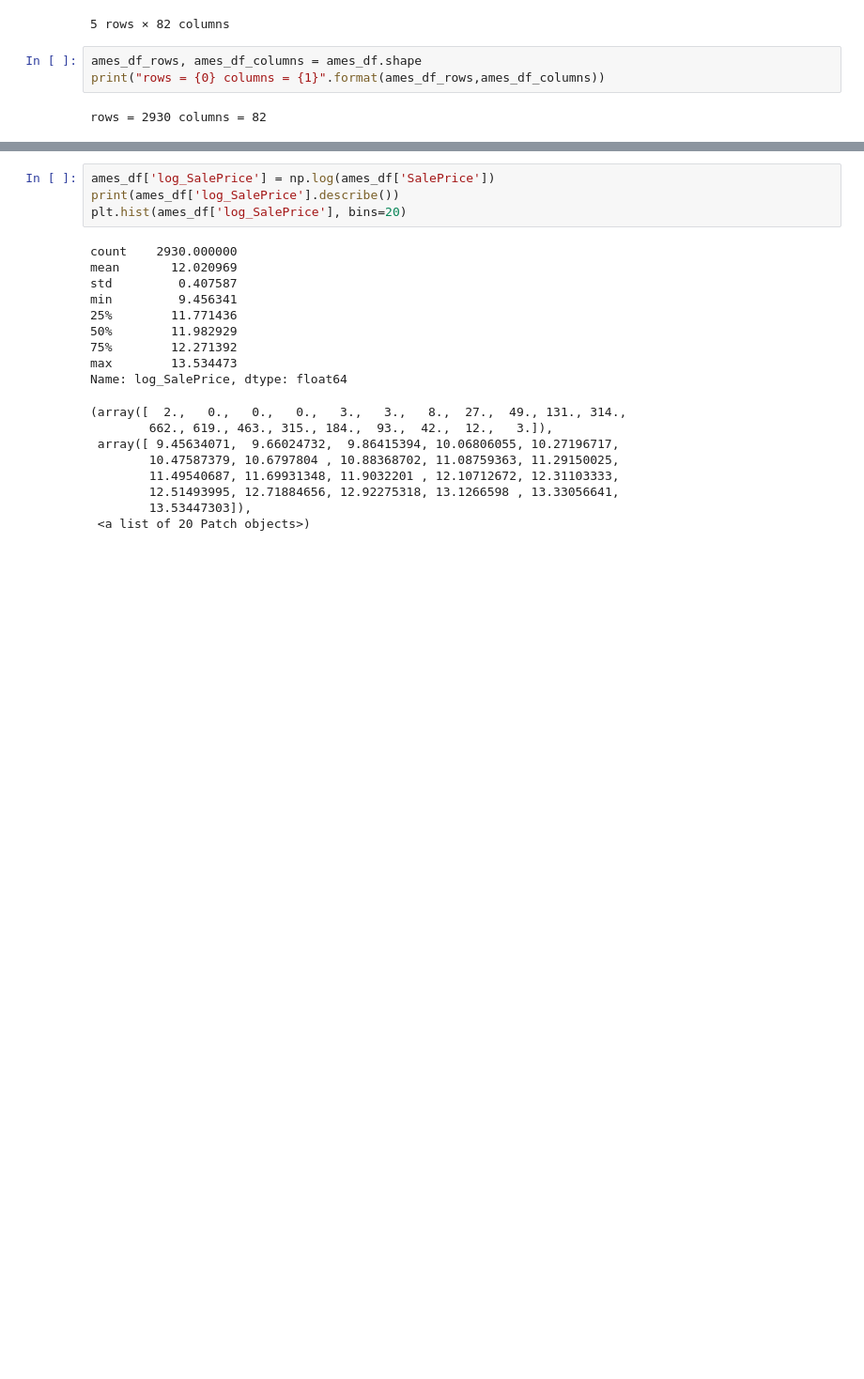
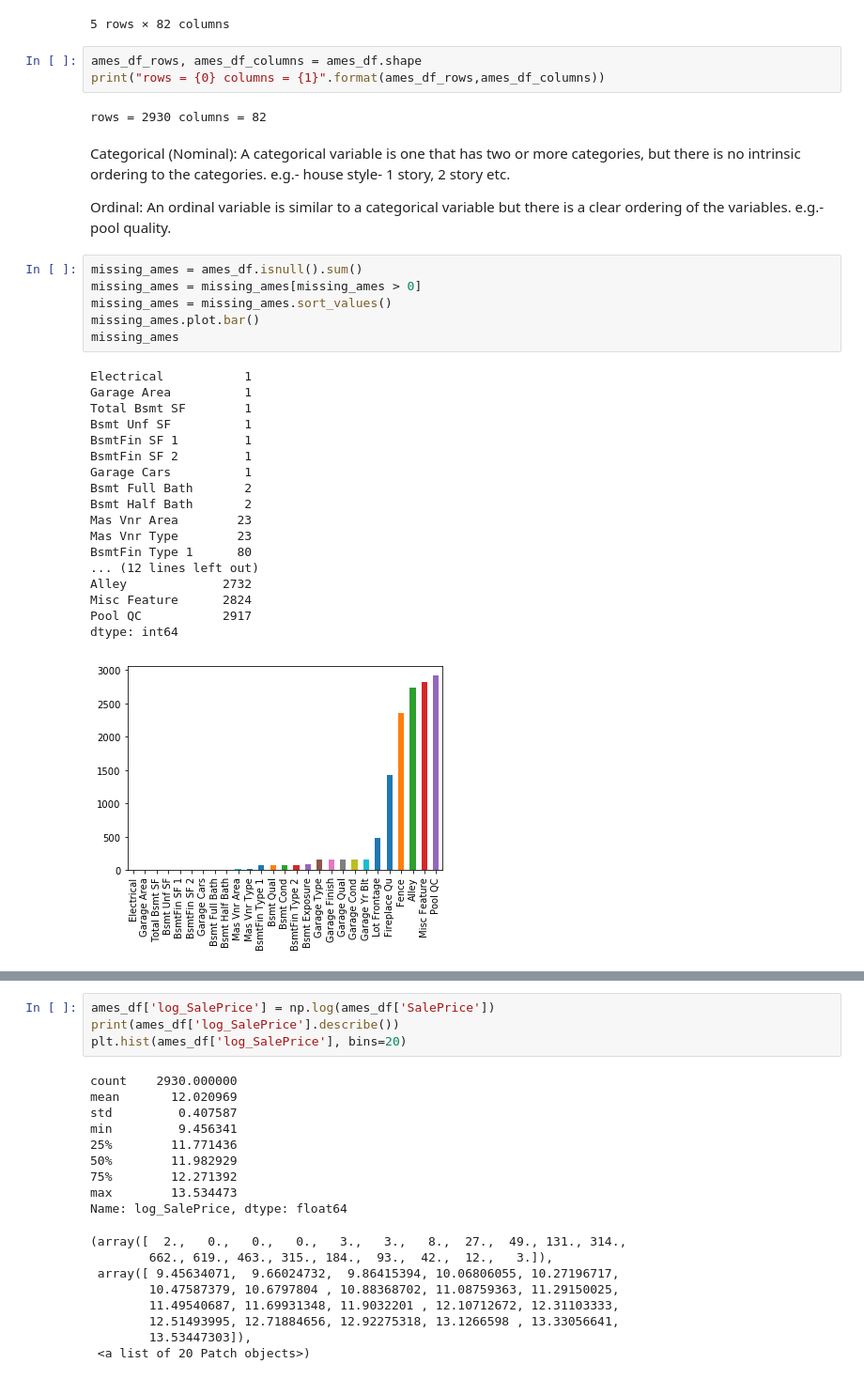
Before and after one commit to chaityacshah/Ames_House_Prices, a Jupyter notebook: notebooks/ames_housing_1.ipynb, the cells around one changed output, grey strips where cells are left out. Shown at 94% size. Cells and saved outputs as stored; diff of their text form; blank space fills up the shorter version.

```diff
--- a/notebooks/ames_housing_1.ipynb
+++ b/notebooks/ames_housing_1.ipynb
@@ -22,3 +32,32 @@ ames_df_rows, ames_df_columns = ames_df.shape
 print("rows = {0} columns = {1}".format(ames_df_rows,ames_df_columns))
 # %% [output]
 rows = 2930 columns = 82
+# %% [markdown]
+Categorical (Nominal): A categorical variable is one that has two or more categories, but there is no intrinsic ordering to the categories.  e.g.- house style- 1 story, 2 story etc.
+
+Ordinal: An ordinal variable is similar to a categorical variable but there is a clear ordering of the variables. e.g.- pool quality.
+# %%
+missing_ames = ames_df.isnull().sum()
+missing_ames = missing_ames[missing_ames > 0]
+missing_ames = missing_ames.sort_values()
+missing_ames.plot.bar()
+missing_ames
+# %% [output]
+Electrical           1
+Garage Area          1
+Total Bsmt SF        1
+Bsmt Unf SF          1
+BsmtFin SF 1         1
+BsmtFin SF 2         1
+Garage Cars          1
+Bsmt Full Bath       2
+Bsmt Half Bath       2
+Mas Vnr Area        23
+Mas Vnr Type        23
+BsmtFin Type 1      80
+... (12 lines left out)
+Alley             2732
+Misc Feature      2824
+Pool QC           2917
+dtype: int64
+[figure, added]
```
Also changed, not shown: parts of 32 cells of this notebook.
